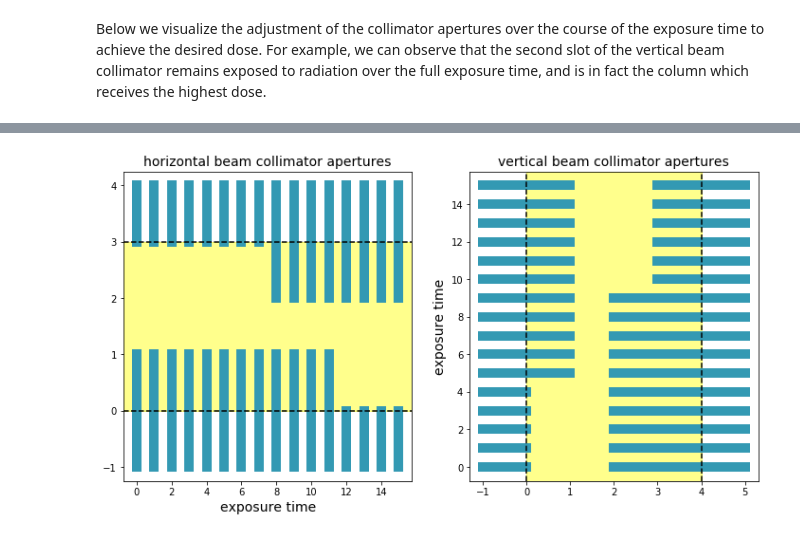
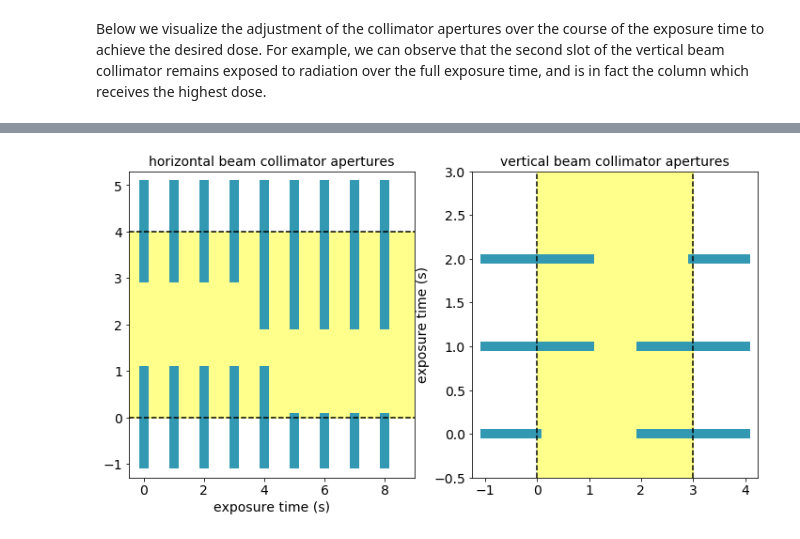
Before and after one commit to DualSapiens/cs207-FinalProject, a Jupyter notebook: docs/source/optimize_demo.ipynb, the cells around one changed output, grey strips where cells are left out. Saved outputs shown, nothing was run; the diff lists cells and outputs as text; code cells hidden in the pictures.

```diff
--- a/docs/source/optimize_demo.ipynb
+++ b/docs/source/optimize_demo.ipynb
@@ -114,4 +73,4 @@ Average dose per unit area: 5.30 Gy/cm^2
-# %%
-plot_apertures(m,n,horiz_beam.collimator,vert_beam.collimator)
-# %% [output]
-[figure, removed]
+# %%
+plan.plot_collimators()
+# %% [output]
+[figure, added]
```
Also changed, not shown: parts of 33 cells of this notebook, 3 other files.
